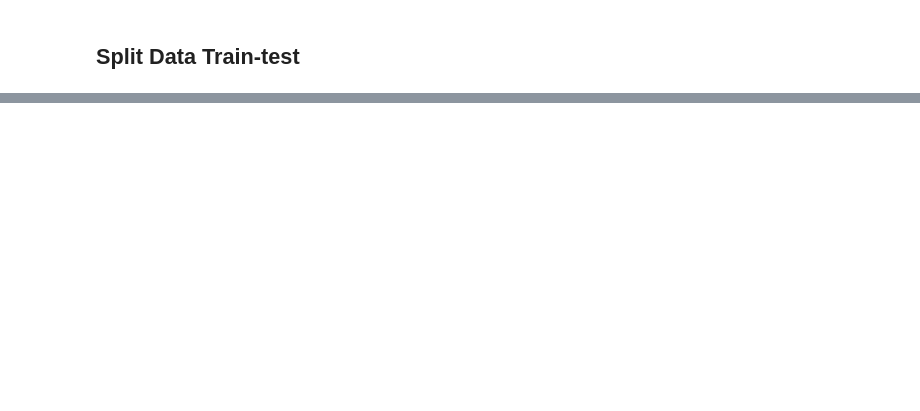
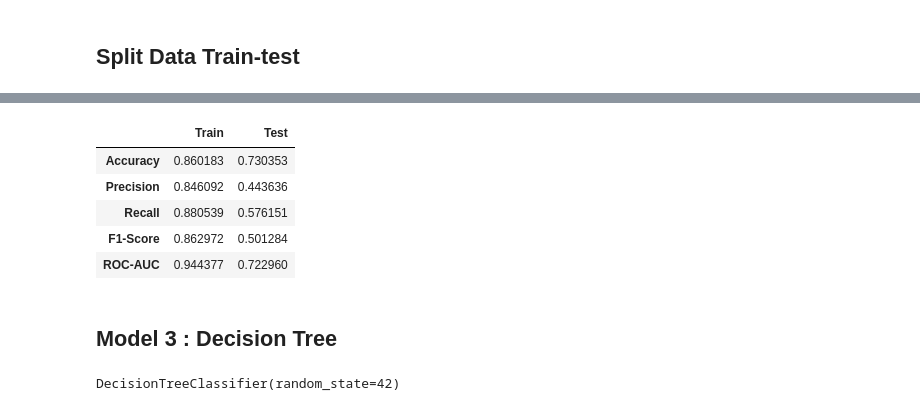
Before and after one commit to Refdinal/insight-hustler, a Jupyter notebook: stages/stage_3/Stage3_Modelling.ipynb, the cells around one changed output, grey strips where cells are left out. Saved outputs shown, nothing was run; the diff lists cells and outputs as text; code cells hidden in the pictures; blank space fills up the shorter version.

```diff
--- a/stages/stage_3/Stage3_Modelling.ipynb
+++ b/stages/stage_3/Stage3_Modelling.ipynb
@@ -45,0 +127,18 @@ X_train.shape
+# %%
+knn_result = evaluate_metrics(knn, X_train_scaled, y_train_resampled, X_test_scaled, y_test)
+knn_result
+# %% [output]
+|  | Train | Test |
+| Accuracy | 0.860183 | 0.730353 |
+| Precision | 0.846092 | 0.443636 |
+| Recall | 0.880539 | 0.576151 |
+| F1-Score | 0.862972 | 0.501284 |
+| ROC-AUC | 0.944377 | 0.722960 |
+# %% [markdown]
+## Model 3 : Decision Tree
+# %%
+from sklearn.tree import DecisionTreeClassifier
+dtree = DecisionTreeClassifier(random_state=42)
+dtree.fit(X_train_scaled, y_train_resampled)
+# %% [output]
+DecisionTreeClassifier(random_state=42)
```
Also changed, not shown: parts of 29 cells of this notebook.
